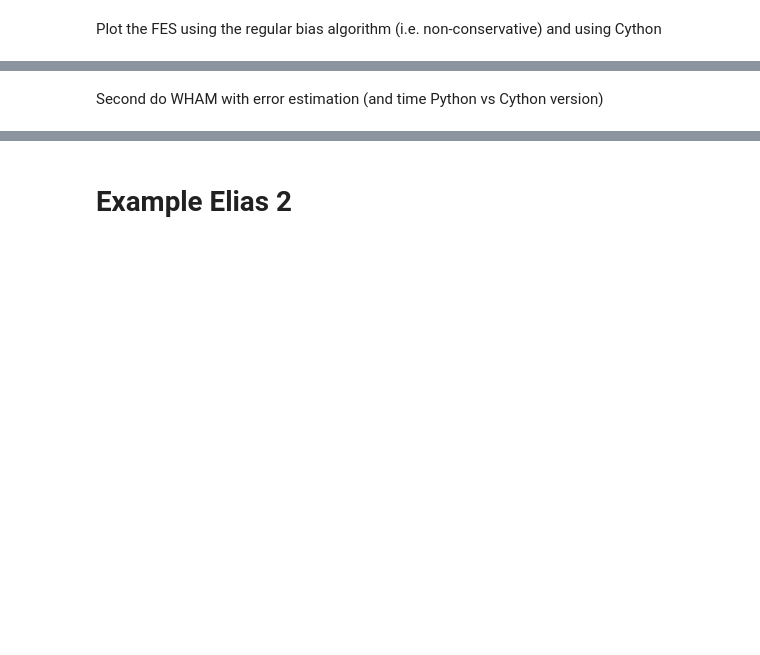
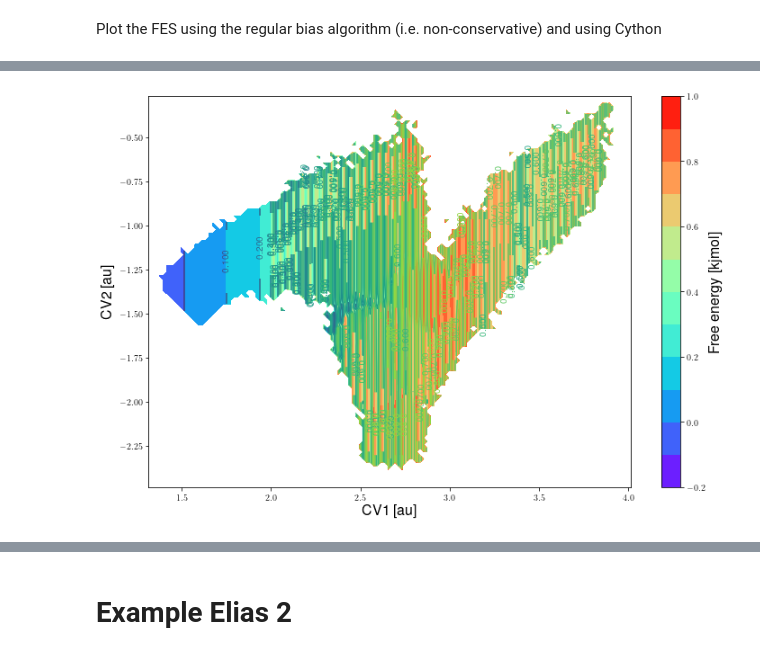
Before and after one commit to molmod/ThermoLIB, a Jupyter notebook: examples/WHAM2D/wham2d.ipynb, the cells around one changed output, grey strips where cells are left out. Cells and saved outputs as stored; diff of their text form; code cells hidden in the pictures; blank space fills up the shorter version.

```diff
--- a/examples/WHAM2D/wham2d.ipynb
+++ b/examples/WHAM2D/wham2d.ipynb
@@ -139,5 +160,5 @@ Let's plot the difference between the conservative bias algorithm and the regula
 # %%
-fes_err = FreeEnergySurface2D(fes_cc.cv1s.copy(), fes_cc.cv2s.copy(), fes_cc.fs-fes_c.fs, fes_cc.T)
-fes_err.plot('fes_mass_err.png', ncolors=13, lims=[-0.13,0.13])
+fes_diff = FreeEnergySurface2D(fes.cv1s.copy(), fes.cv2s.copy(), fes_c.fs-fes.fs, fes.T)
+fes_diff.plot('fes_diff.png', ncolors=12, lims=[-0.2,1.0])
+# %% [output]
+[figure, added]
-# %% [markdown]
-Second do WHAM with error estimation (and time Python vs Cython version)
```
Also changed, not shown: parts of 16 cells of this notebook, 3 other files.
